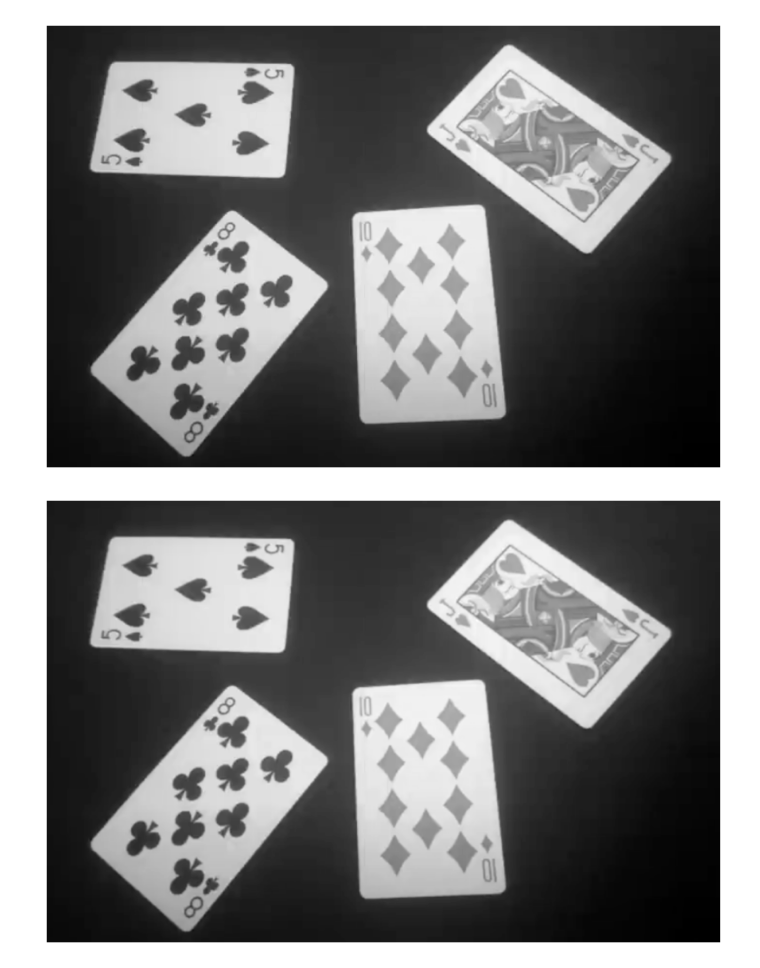
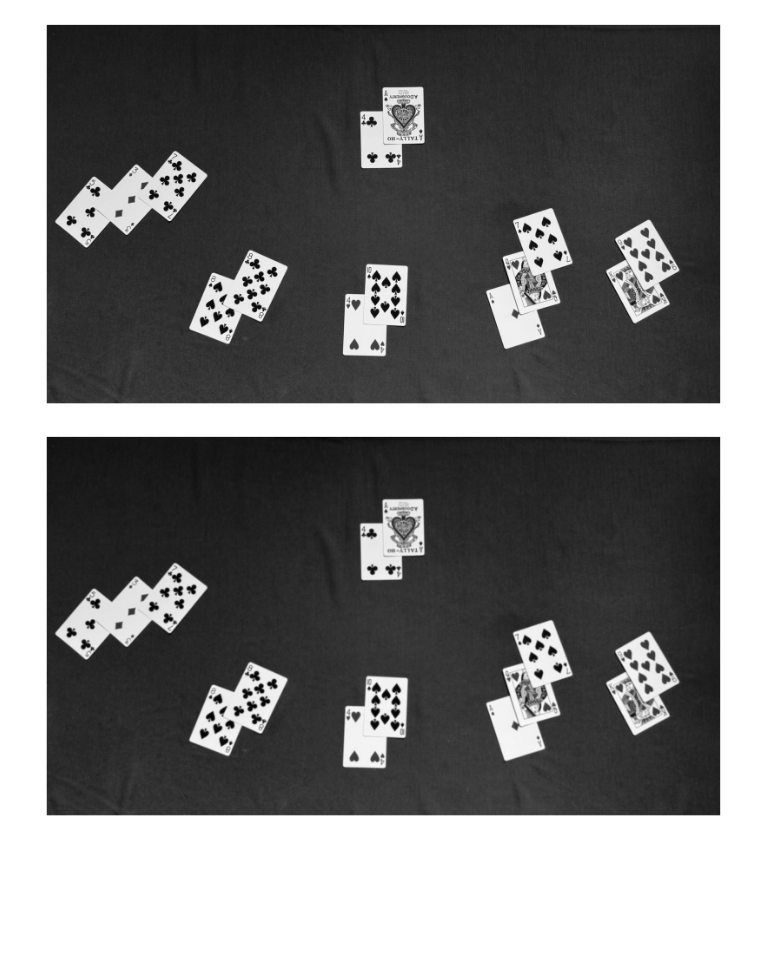
Before and after one commit to SuperrMurlocc/Blackjack-Table-State-Monitoring-System, a Jupyter notebook: example.ipynb, the cells around one changed output. Drawn from its saved outputs; the diff is of its cells as text; code cells hidden in the pictures; blank space fills up the shorter version.

```diff
--- a/example.ipynb
+++ b/example.ipynb
@@ -25,12 +25,13 @@ def match_template(card_image, template_image):
 
     return round(max_val, 4), max_loc
 # %%
-def imshow(img, ax=None):
+def imshow(img, ax=None, cmap='gray'):
     if ax is None:
         plt.figure(figsize=(10, 10))
         ax = plt
-    ax.imshow(img, cmap='gray')
+    ax.imshow(img, cmap=cmap)
     ax.axis('off')
 # %%
-image_path = "state2.png"  # Path to your uploaded image
-image = cv2.imread(image_path)
+image_path = "database/IMG_2531.jpeg"  # Path to your uploaded image
+image = cv2.cvtColor(cv2.imread(image_path), cv2.COLOR_BGR2RGB)
+imshow(image, cmap=None)
@@ -38,12 +41,12 @@ image = cv2.imread(image_path)
 gray = cv2.cvtColor(image, cv2.COLOR_BGR2GRAY)
 imshow(gray)
 # %% [output]
-[figure, old version]
+[figure, new version]
 # %%
-blur = cv2.GaussianBlur(gray, (5, 5), 0)
+blur = cv2.GaussianBlur(gray, (21, 21), 0)
 imshow(blur)
 # %% [output]
-[figure, old version]
+[figure, new version]
 # %%
 _, thresh = cv2.threshold(blur,0,255,cv2.THRESH_BINARY+cv2.THRESH_OTSU)
 imshow(thresh)
```
Also changed, not shown: parts of 6 cells of this notebook, 34 other files.
